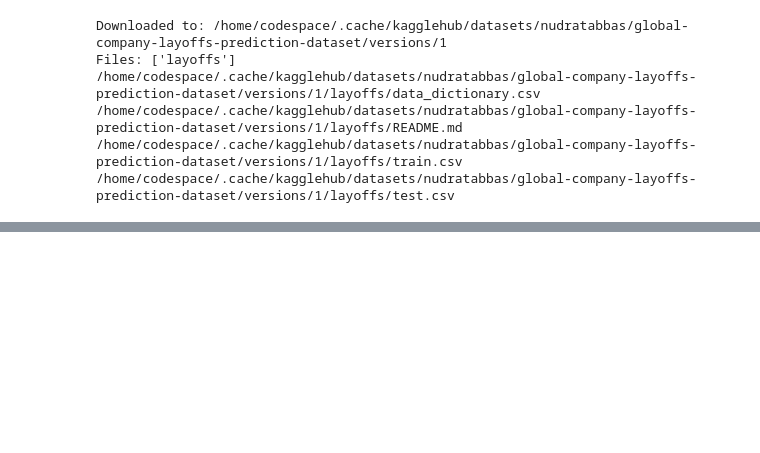
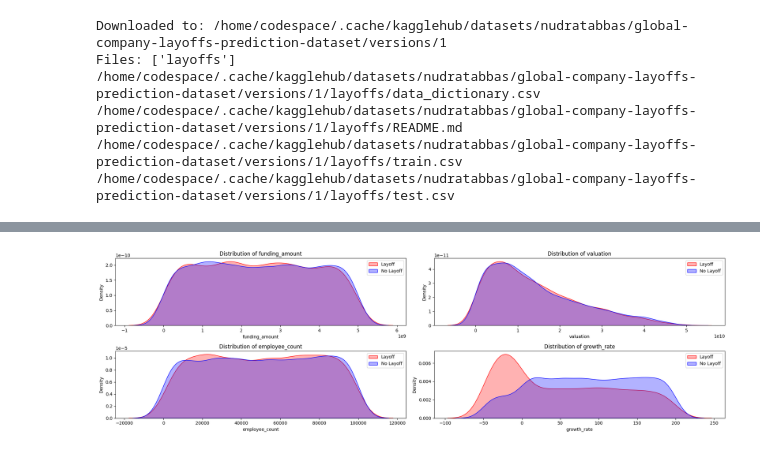
Before and after one commit to sidharthmirch/layoffs, a Jupyter notebook: explorer.ipynb, the cells around one changed output, grey strips where cells are left out. Saved outputs shown, nothing was run; the diff lists cells and outputs as text; code cells hidden in the pictures; blank space fills up the shorter version.

```diff
--- a/explorer.ipynb
+++ b/explorer.ipynb
@@ -32,0 +101,14 @@ train_df.head()
+# %%
+fig, axes = plt.subplots(2, 2, figsize=(20, 6))
+
+for i, col in enumerate(features):
+    ax = axes[i // 2][i % 2]
+    sns.kdeplot(data=laidoff_df, x=col, ax=ax, label="Layoff", color="red", fill=True, alpha=0.3)
+    sns.kdeplot(data=not_laidoff_df, x=col, ax=ax, label="No Layoff", color="blue", fill=True, alpha=0.3)
+    ax.set_title(f"Distribution of {col}")
+    ax.legend()
+
+plt.tight_layout()
+plt.show()
+# %% [output]
+[figure, added]
```
Also changed, not shown: parts of 6 cells of this notebook.
